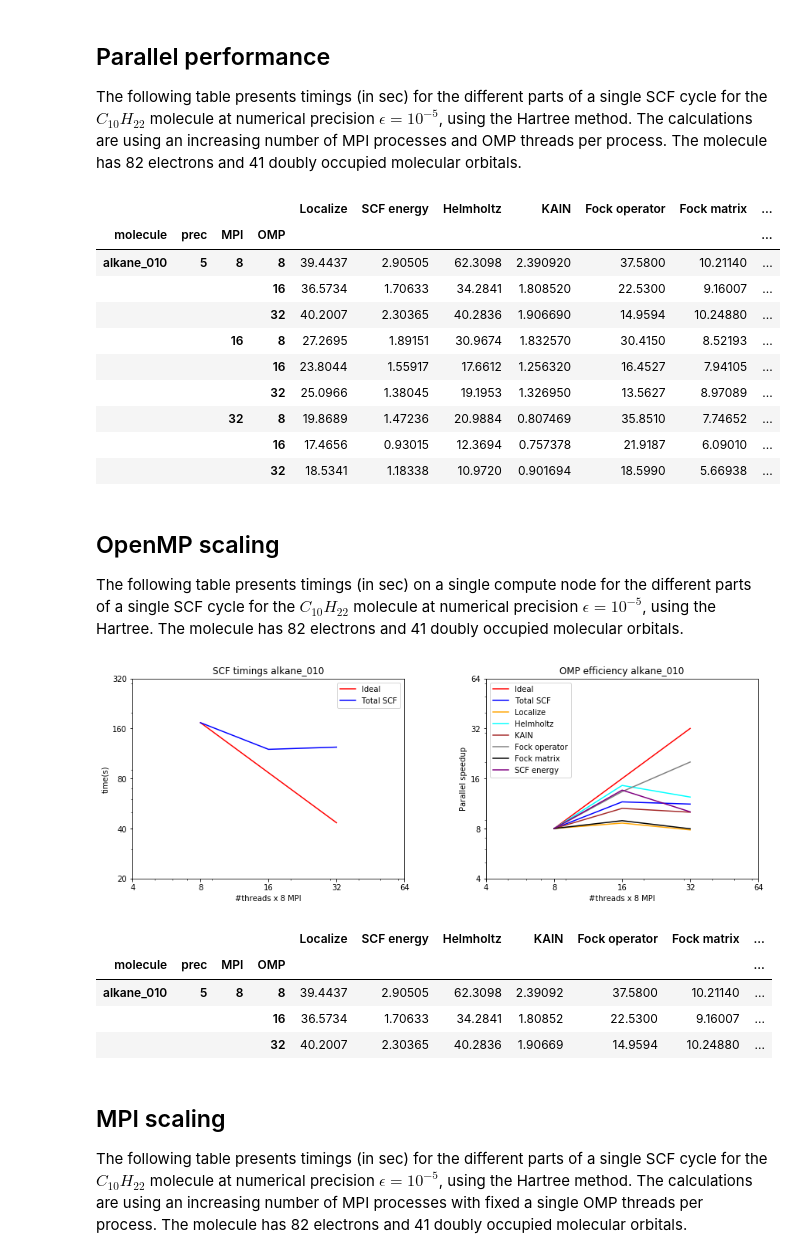
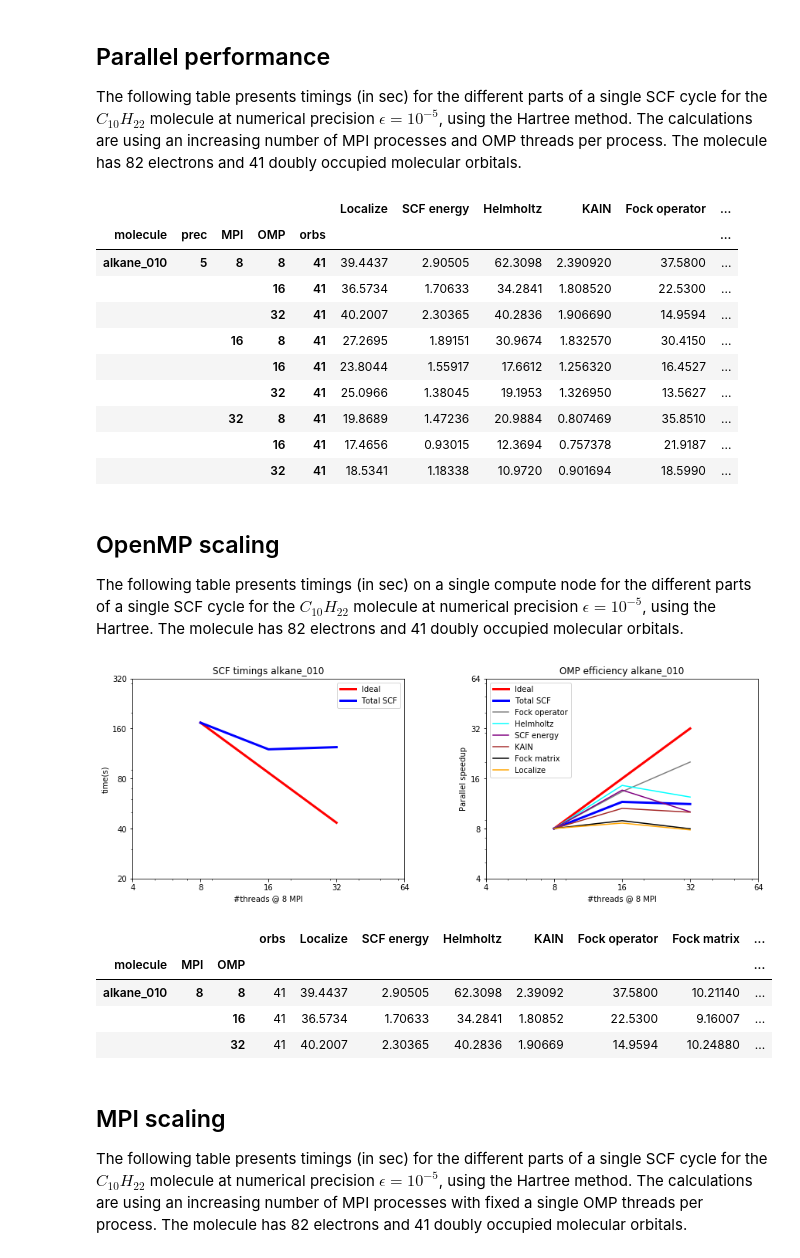
Before and after one commit to MRChemSoft/mrchem-benchmark, a Jupyter notebook: hartree.ipynb, the cells around one changed output. Drawn from its saved outputs; the diff is of its cells as text; code cells hidden in the pictures.

```diff
--- a/hartree.ipynb
+++ b/hartree.ipynb
@@ -36,72 +36,70 @@ molecule at numerical precision $\epsilon=10^{-5}$, using the Hartree method. Th
 # %%
 prec=5
 molecule='alkane_010'
-hybrid_series = pd.read_csv("alkane-Hartree/scf.csv", index_col=[0,1,2,3]).loc[molecule,prec,:,:]
+hybrid_series = pd.read_csv("alkane-Hartree/scf.csv", index_col=[0,1,2,3,4]).loc[molecule,:,:,:]
 hybrid_series
 # %% [output]
-|  |  |  |  | Localize | SCF energy | Helmholtz | KAIN | Fock operator | Fock matrix | ... |
-| molecule | prec | MPI | OMP |  |  |  |  |  |  | ... |
-| alkane_010 | 5 | 8 | 8 | 39.4437 | 2.90505 | 62.3098 | 2.390920 | 37.5800 | 10.21140 | ... |
-|  |  |  | 16 | 36.5734 | 1.70633 | 34.2841 | 1.808520 | 22.5300 | 9.16007 | ... |
-|  |  |  | 32 | 40.2007 | 2.30365 | 40.2836 | 1.906690 | 14.9594 | 10.24880 | ... |
-|  |  | 16 | 8 | 27.2695 | 1.89151 | 30.9674 | 1.832570 | 30.4150 | 8.52193 | ... |
-|  |  |  | 16 | 23.8044 | 1.55917 | 17.6612 | 1.256320 | 16.4527 | 7.94105 | ... |
-|  |  |  | 32 | 25.0966 | 1.38045 | 19.1953 | 1.326950 | 13.5627 | 8.97089 | ... |
-|  |  | 32 | 8 | 19.8689 | 1.47236 | 20.9884 | 0.807469 | 35.8510 | 7.74652 | ... |
-|  |  |  | 16 | 17.4656 | 0.93015 | 12.3694 | 0.757378 | 21.9187 | 6.09010 | ... |
-|  |  |  | 32 | 18.5341 | 1.18338 | 10.9720 | 0.901694 | 18.5990 | 5.66938 | ... |
+|  |  |  |  |  | Localize | SCF energy | Helmholtz | KAIN | Fock operator | ... |
+| molecule | prec | MPI | OMP | orbs |  |  |  |  |  | ... |
+| alkane_010 | 5 | 8 | 8 | 41 | 39.4437 | 2.90505 | 62.3098 | 2.390920 | 37.5800 | ... |
+|  |  |  | 16 | 41 | 36.5734 | 1.70633 | 34.2841 | 1.808520 | 22.5300 | ... |
+|  |  |  | 32 | 41 | 40.2007 | 2.30365 | 40.2836 | 1.906690 | 14.9594 | ... |
+|  |  | 16 | 8 | 41 | 27.2695 | 1.89151 | 30.9674 | 1.832570 | 30.4150 | ... |
+|  |  |  | 16 | 41 | 23.8044 | 1.55917 | 17.6612 | 1.256320 | 16.4527 | ... |
+|  |  |  | 32 | 41 | 25.0966 | 1.38045 | 19.1953 | 1.326950 | 13.5627 | ... |
+|  |  | 32 | 8 | 41 | 19.8689 | 1.47236 | 20.9884 | 0.807469 | 35.8510 | ... |
+|  |  |  | 16 | 41 | 17.4656 | 0.93015 | 12.3694 | 0.757378 | 21.9187 | ... |
+|  |  |  | 32 | 41 | 18.5341 | 1.18338 | 10.9720 | 0.901694 | 18.5990 | ... |
 # %% [markdown]
 ## OpenMP scaling
 
 The following table presents timings (in sec) on a single compute node for the different parts of a single SCF cycle for the $C_{10}H_{22}$ molecule at numerical precision $\epsilon=10^{-5}$, using the Hartree. The molecule has 82 electrons and 41 doubly occupied molecular orbitals.
 # %%
 mpi=8
-prec=5
 molecule='alkane_010'
-omp_frame = pd.read_csv("alkane-Hartree/scf.csv", index_col=[0,1,2,3])
-omp_series = omp_frame.loc[molecule,prec,mpi]
+omp_frame = pd.read_csv("alkane-Hartree/scf.csv", index_col=[0,1,2])
+omp_series = omp_frame.loc[molecule,mpi]
 
 plt.subplot(121)
 plt.title('SCF timings ' + molecule)
-plt.plot(omp_series.index, mpi*omp_series['Total SCF'][mpi]/omp_series.index, 'r', label='Ideal')
-plt.plot(omp_series['Total SCF'], 'b', label='Total SCF')
+plt.plot(omp_series.index, mpi*omp_series['Total SCF'][mpi]/omp_series.index, 'red', lw=3, label='Ideal')
+plt.plot(omp_series['Total SCF'], 'blue', lw=3, label='Total SCF')
 plt.legend(loc='upper right')
 plt.yscale('log')
 plt.xscale('log')
 plt.yticks([20, 40, 80, 160, 320], [20, 40, 80, 160, 320])
 plt.xticks([4, 8, 16, 32, 64], [4, 8, 16, 32, 64])
 plt.ylabel('time(s)')
-plt.xlabel('#threads' + ' x ' + str(mpi) + ' MPI')
+plt.xlabel('#threads' + ' @ ' + str(mpi) + ' MPI')
 
 plt.subplot(122)
 plt.title('OMP efficiency ' + molecule)
-plt.plot(omp_series.index, omp_series.index, 'r', label='Ideal')
-plt.plot(mpi*omp_series['Total SCF'][mpi]/omp_series['Total SCF'], 'b', label='Total SCF')
+plt.plot(omp_series.index, omp_series.index, 'red', lw=3, label='Ideal')
+plt.plot(mpi*omp_series['Total SCF'][mpi]/omp_series['Total SCF'], 'blue', lw=3, label='Total SCF')
+plt.plot(mpi*omp_series['Fock operator'][mpi]/omp_series['Fock operator'], c='gray', label='Fock operator')
+plt.plot(mpi*omp_series['Helmholtz'][mpi]/omp_series['Helmholtz'], c='cyan', label='Helmholtz')
+plt.plot(mpi*omp_series['SCF energy'][mpi]/omp_series['SCF energy'], c='purple', label='SCF energy')
+plt.plot(mpi*omp_series['KAIN'][mpi]/omp_series['KAIN'], c='brown', label='KAIN')
+plt.plot(mpi*omp_series['Fock matrix'][mpi]/omp_series['Fock matrix'], c='black', label='Fock matrix')
 plt.plot(mpi*omp_series['Localize'][mpi]/omp_series['Localize'], c='orange', label='Localize')
-plt.plot(mpi*omp_series['Helmholtz'][mpi]/omp_series['Helmholtz'], c='cyan', label='Helmholtz')
-plt.plot(mpi*omp_series['KAIN'][mpi]/omp_series['KAIN'], c='brown', label='KAIN')
-plt.plot(mpi*omp_series['Fock operator'][mpi]/omp_series['Fock operator'], c='gray', label='Fock operator')
-plt.plot(mpi*omp_series['Fock matrix'][mpi]/omp_series['Fock matrix'], c='black', label='Fock matrix')
-plt.plot(mpi*omp_series['SCF energy'][mpi]/omp_series['SCF energy'], c='purple', label='SCF energy')
 plt.legend(loc='upper left')
-plt.axis([8, 32, 8, 32])
 plt.yscale('log')
 plt.xscale('log')
 plt.yticks([4, 8, 16, 32, 64], [4, 8, 16, 32, 64])
 plt.xticks([4, 8, 16, 32, 64], [4, 8, 16, 32, 64])
 plt.ylabel('Parallel speedup')
-plt.xlabel('#threads' + ' x ' + str(mpi) + ' MPI')
+plt.xlabel('#threads' + ' @ ' + str(mpi) + ' MPI')
 
 plt.subplots_adjust(top=1.0, bottom=0.1, right=2, wspace=.30)
 plt.show()
-omp_frame.loc[molecule,prec,mpi,:]
+omp_frame.loc[molecule,mpi,:]
 # %% [output]
-[figure, old version]
+[figure, new version]
-|  |  |  |  | Localize | SCF energy | Helmholtz | KAIN | Fock operator | Fock matrix | ... |
-| molecule | prec | MPI | OMP |  |  |  |  |  |  | ... |
-| alkane_010 | 5 | 8 | 8 | 39.4437 | 2.90505 | 62.3098 | 2.39092 | 37.5800 | 10.21140 | ... |
-|  |  |  | 16 | 36.5734 | 1.70633 | 34.2841 | 1.80852 | 22.5300 | 9.16007 | ... |
-|  |  |  | 32 | 40.2007 | 2.30365 | 40.2836 | 1.90669 | 14.9594 | 10.24880 | ... |
+|  |  |  | orbs | Localize | SCF energy | Helmholtz | KAIN | Fock operator | Fock matrix | ... |
+| molecule | MPI | OMP |  |  |  |  |  |  |  | ... |
+| alkane_010 | 8 | 8 | 41 | 39.4437 | 2.90505 | 62.3098 | 2.39092 | 37.5800 | 10.21140 | ... |
+|  |  | 16 | 41 | 36.5734 | 1.70633 | 34.2841 | 1.80852 | 22.5300 | 9.16007 | ... |
+|  |  | 32 | 41 | 40.2007 | 2.30365 | 40.2836 | 1.90669 | 14.9594 | 10.24880 | ... |
 # %% [markdown]
 ## MPI scaling
 
```
Also changed, not shown: parts of 3 cells of this notebook.
